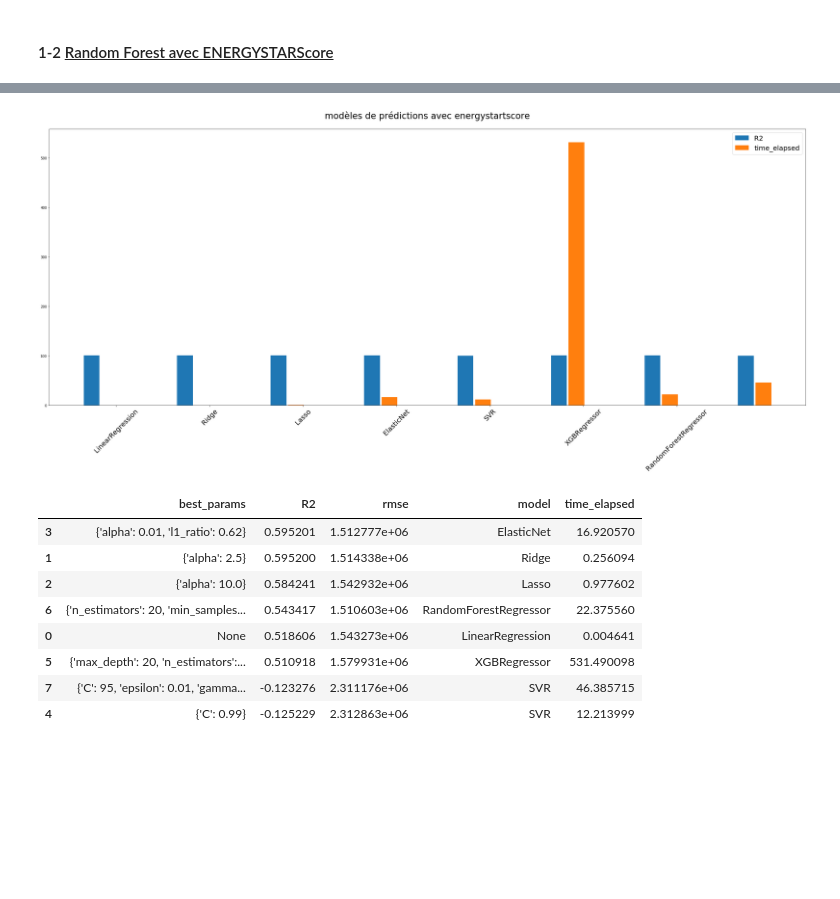
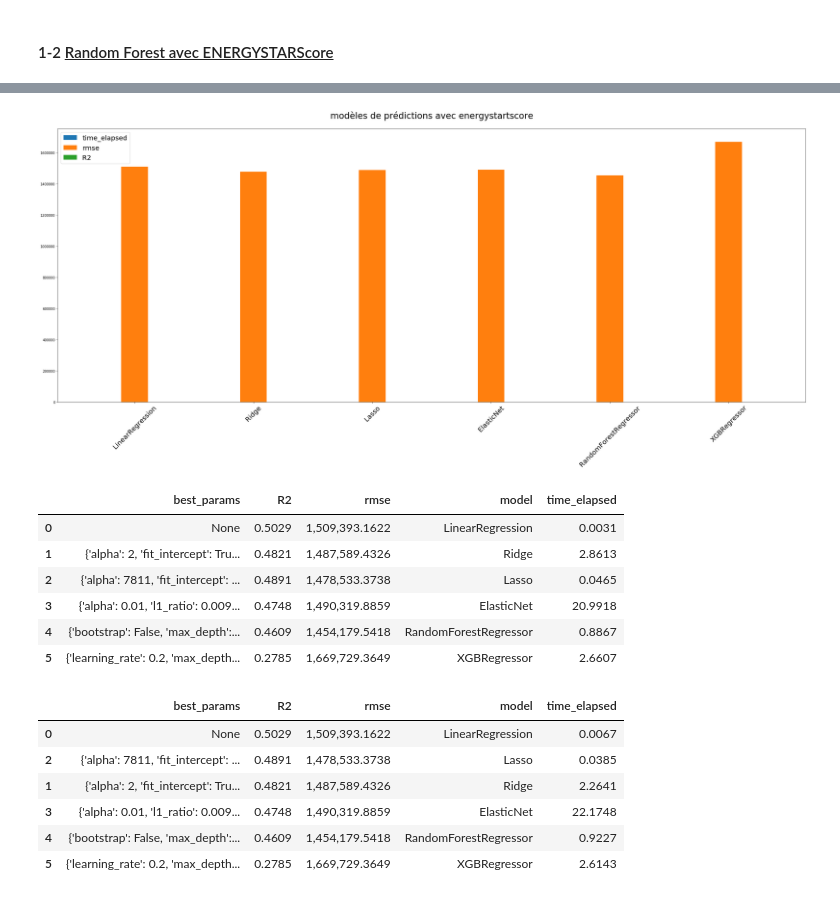
Before and after one commit to hoochycoochie/p4ml, a Jupyter notebook: DIOP_Amadou_3_notebook_prediction_082022.ipynb, the cells around one changed output, grey strips where cells are left out. Saved outputs shown, nothing was run; the diff lists cells and outputs as text; code cells hidden in the pictures; blank space fills up the shorter version.

```diff
--- a/DIOP_Amadou_3_notebook_prediction_082022.ipynb
+++ b/DIOP_Amadou_3_notebook_prediction_082022.ipynb
@@ -376,18 +348,26 @@ df_result
 # %% [markdown]
 #### 1-2 <u>Random Forest avec ENERGYSTARScore </u>
 # %%
+
 train_x=X_train_with_energy_star_score.values
 test_x=X_test_with_energy_star_score.values
 
 
-# valeurs des hyperparamètres à tester
-param_grid = {'n_estimators':  np.arange(0, 500, 10),  #nombre d'arbres de décision
-              'max_depth': np.arange(0, 50, 1), #nombre maximum de niveaux dans chaque arbre de décision
-              'min_samples_leaf': np.arange(1, 20, 1),   #nombre minimal d'observation pour créer une feuille
-              'min_samples_split' : np.arange(1, 20, 1)} #nombre minimal d'observation avant séparation du noeud
+
+
+
+
+
+## best params
+param_grid={'bootstrap': [False],
+  'max_depth': [20],
+  'max_features': ['sqrt'],
+  'min_samples_leaf': [1],
+  'min_samples_split': [10],
+  'n_estimators':[ 100]}
 
 model = RandomForestRegressor(random_state=random_state)
-result=utils.random_search_cv_func(df,target_col,feature_cols_with_energy_star_score,param_grid,scoring,model,test_size,random_state,cv,train_x,test_x,train_y,test_y)
+result=utils.grid_search_cv_func(df,target_col,feature_cols_with_energy_star_score,param_grid,scoring,model,test_size,random_state,cv,train_x,test_x,train_y,test_y)
 df_result_with_energy_star_score=df_result_with_energy_star_score.append(result,ignore_index = True)
 df_result_with_energy_star_score
 # %% [output]
@@ -493,0 +444,15 @@ df_result.sort_values(by='R2',ascending=False)
+# %%
+
+train_x=X_train_with_energy_star_score.values
+test_x=X_test_with_energy_star_score.values
+
+# Fixer les valeurs des hyperparamètres à tester
+param_grid={'learning_rate':[ 0.2], 'max_depth': [25], 'n_estimators': [50]}
+scoring = 'r2'
+
+
+# define the model/ estimator
+model = XGBRegressor(random_state=42)
+result=utils.grid_search_cv_func(df,target_col,feature_cols_with_energy_star_score,param_grid,scoring,model,test_size,random_state,cv,train_x,test_x,train_y,test_y)
+df_result_with_energy_star_score=df_result_with_energy_star_score.append(result,ignore_index = True)
+df_result_with_energy_star_score
@@ -523,29 +522,39 @@ df_result.sort_values(ascending=False,by='R2')
 # %%
 from sklearn.preprocessing import StandardScaler
 Labels=df_result_with_energy_star_score['model'].unique().tolist()
 
 
 numeric_cols=['R2','rmse','time_elapsed']
 fig, ax = plt.subplots(figsize=(40,15))
 data_plot=df_result_with_energy_star_score.copy()
-#data_plot['R2']=data_plot['R2']+200
-data_plot['R2']=data_plot['R2']+100
-#data_plot['time_elapsed']
-utils.bar_plot(ax,data_plot[['R2','time_elapsed']], total_width=1.5, single_width=0.9)
+data_plot['R2']=data_plot['R2']+200
+data_plot['rmse']=data_plot['rmse']+200
+
+utils.bar_plot(ax,data_plot[['time_elapsed','rmse','R2']].sort_values(ascending=False,by='R2'), total_width=1.5, single_width=0.9)
 plt.xticks(range(len(Labels)), Labels, fontsize=20, rotation=45)
 
 ttl = plt.title("modèles de prédictions avec energystartscore", fontsize=26)
 ttl.set_position([.5, 1.03])
 plt.show()
-df_result_with_energy_star_score.sort_values(ascending=False,by='R2')
 # %% [output]
-[figure, old version]
+[figure, new version]
-|  | best_params | R2 | rmse | model | time_elapsed |
-| 3 | {'alpha': 0.01, 'l1_ratio': 0.62} | 0.595201 | 1.512777e+06 | ElasticNet | 16.920570 |
-| 1 | {'alpha': 2.5} | 0.595200 | 1.514338e+06 | Ridge | 0.256094 |
-| 2 | {'alpha': 10.0} | 0.584241 | 1.542932e+06 | Lasso | 0.977602 |
-| 6 | {'n_estimators': 20, 'min_samples... | 0.543417 | 1.510603e+06 | RandomForestRegressor | 22.375560 |
-| 0 | None | 0.518606 | 1.543273e+06 | LinearRegression | 0.004641 |
-| 5 | {'max_depth': 20, 'n_estimators':... | 0.510918 | 1.579931e+06 | XGBRegressor | 531.490098 |
-| 7 | {'C': 95, 'epsilon': 0.01, 'gamma... | -0.123276 | 2.311176e+06 | SVR | 46.385715 |
-| 4 | {'C': 0.99} | -0.125229 | 2.312863e+06 | SVR | 12.213999 |
+# %%
+df_result
+# %% [output]
+|  | best_params | R2 | rmse | model | time_elapsed |
+| 0 | None | 0.5029 | 1,509,393.1622 | LinearRegression | 0.0031 |
+| 1 | {'alpha': 2, 'fit_intercept': Tru... | 0.4821 | 1,487,589.4326 | Ridge | 2.8613 |
+| 2 | {'alpha': 7811, 'fit_intercept': ... | 0.4891 | 1,478,533.3738 | Lasso | 0.0465 |
+| 3 | {'alpha': 0.01, 'l1_ratio': 0.009... | 0.4748 | 1,490,319.8859 | ElasticNet | 20.9918 |
+| 4 | {'bootstrap': False, 'max_depth':... | 0.4609 | 1,454,179.5418 | RandomForestRegressor | 0.8867 |
+| 5 | {'learning_rate': 0.2, 'max_depth... | 0.2785 | 1,669,729.3649 | XGBRegressor | 2.6607 |
+# %%
+df_result_with_energy_star_score.sort_values(by='R2',ascending=False)
+# %% [output]
+|  | best_params | R2 | rmse | model | time_elapsed |
+| 0 | None | 0.5029 | 1,509,393.1622 | LinearRegression | 0.0067 |
+| 2 | {'alpha': 7811, 'fit_intercept': ... | 0.4891 | 1,478,533.3738 | Lasso | 0.0385 |
+| 1 | {'alpha': 2, 'fit_intercept': Tru... | 0.4821 | 1,487,589.4326 | Ridge | 2.2641 |
+| 3 | {'alpha': 0.01, 'l1_ratio': 0.009... | 0.4748 | 1,490,319.8859 | ElasticNet | 22.1748 |
+| 4 | {'bootstrap': False, 'max_depth':... | 0.4609 | 1,454,179.5418 | RandomForestRegressor | 0.9227 |
+| 5 | {'learning_rate': 0.2, 'max_depth... | 0.2785 | 1,669,729.3649 | XGBRegressor | 2.6143 |
```
Also changed, not shown: parts of 45 cells of this notebook, 1 other file.
